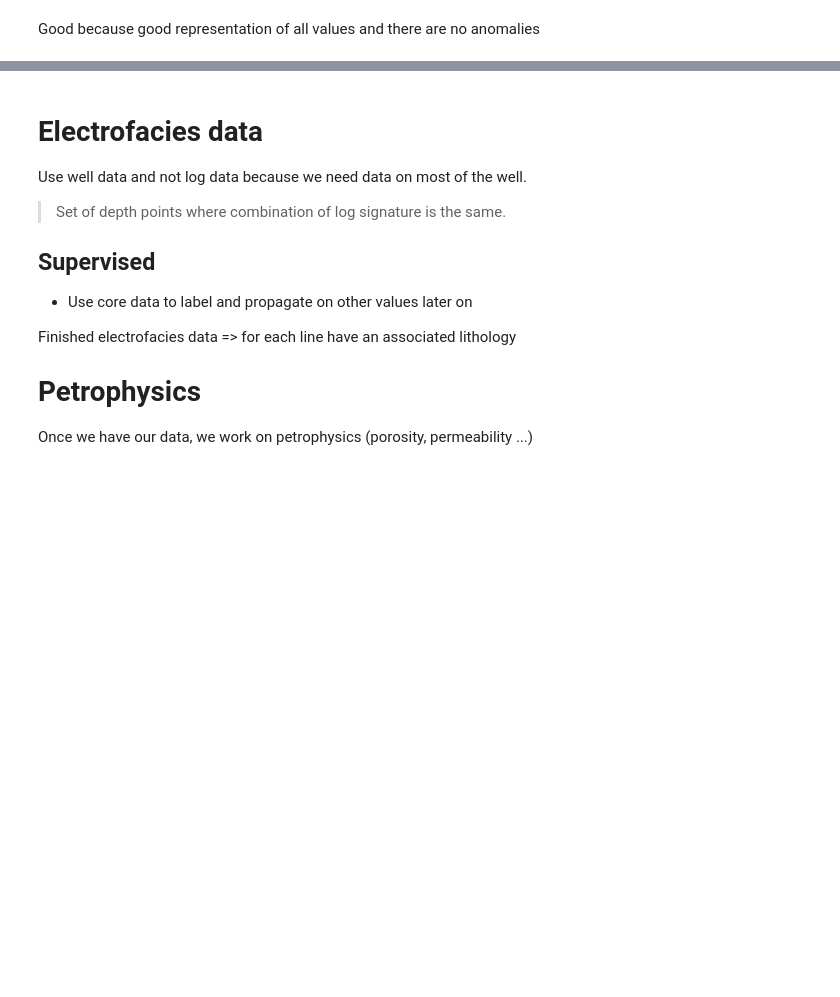
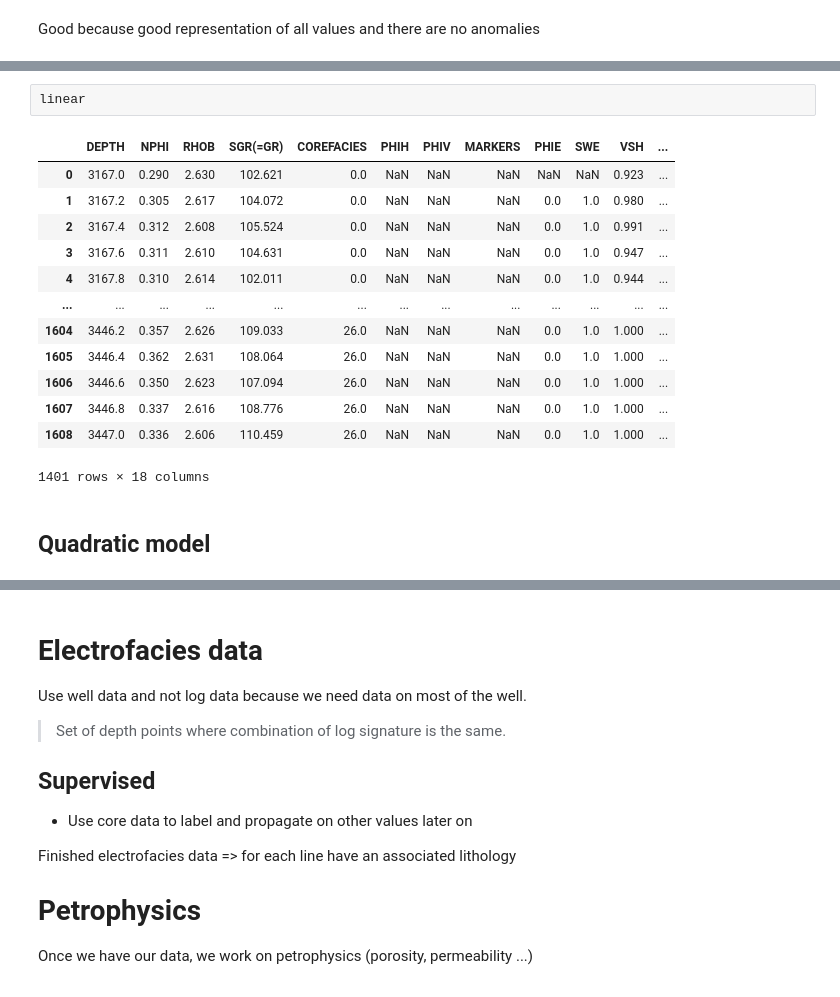
Before and after one commit to Dunckleosteus/Well-data, a Jupyter notebook: Well.ipynb, the cells around one changed output, grey strips where cells are left out. Drawn from its saved outputs; the diff is of its cells as text; blank space fills up the shorter version.

```diff
--- a/Well.ipynb
+++ b/Well.ipynb
@@ -192,0 +212,18 @@ Good because good representation of all values and there are no anomalies
+# %%
+linear
+# %% [output]
+|  | DEPTH | NPHI | RHOB | SGR(=GR) | COREFACIES | PHIH | PHIV | MARKERS | PHIE | SWE | VSH | ... |
+| 0 | 3167.0 | 0.290 | 2.630 | 102.621 | 0.0 | NaN | NaN | NaN | NaN | NaN | 0.923 | ... |
+| 1 | 3167.2 | 0.305 | 2.617 | 104.072 | 0.0 | NaN | NaN | NaN | 0.0 | 1.0 | 0.980 | ... |
+| 2 | 3167.4 | 0.312 | 2.608 | 105.524 | 0.0 | NaN | NaN | NaN | 0.0 | 1.0 | 0.991 | ... |
+| 3 | 3167.6 | 0.311 | 2.610 | 104.631 | 0.0 | NaN | NaN | NaN | 0.0 | 1.0 | 0.947 | ... |
+| 4 | 3167.8 | 0.310 | 2.614 | 102.011 | 0.0 | NaN | NaN | NaN | 0.0 | 1.0 | 0.944 | ... |
+| ... | ... | ... | ... | ... | ... | ... | ... | ... | ... | ... | ... | ... |
+| 1604 | 3446.2 | 0.357 | 2.626 | 109.033 | 26.0 | NaN | NaN | NaN | 0.0 | 1.0 | 1.000 | ... |
+| 1605 | 3446.4 | 0.362 | 2.631 | 108.064 | 26.0 | NaN | NaN | NaN | 0.0 | 1.0 | 1.000 | ... |
+| 1606 | 3446.6 | 0.350 | 2.623 | 107.094 | 26.0 | NaN | NaN | NaN | 0.0 | 1.0 | 1.000 | ... |
+| 1607 | 3446.8 | 0.337 | 2.616 | 108.776 | 26.0 | NaN | NaN | NaN | 0.0 | 1.0 | 1.000 | ... |
+| 1608 | 3447.0 | 0.336 | 2.606 | 110.459 | 26.0 | NaN | NaN | NaN | 0.0 | 1.0 | 1.000 | ... |
+1401 rows × 18 columns
+# %% [markdown]
+## Quadratic model
```
Also changed, not shown: parts of 24 cells of this notebook, 1 other file.
